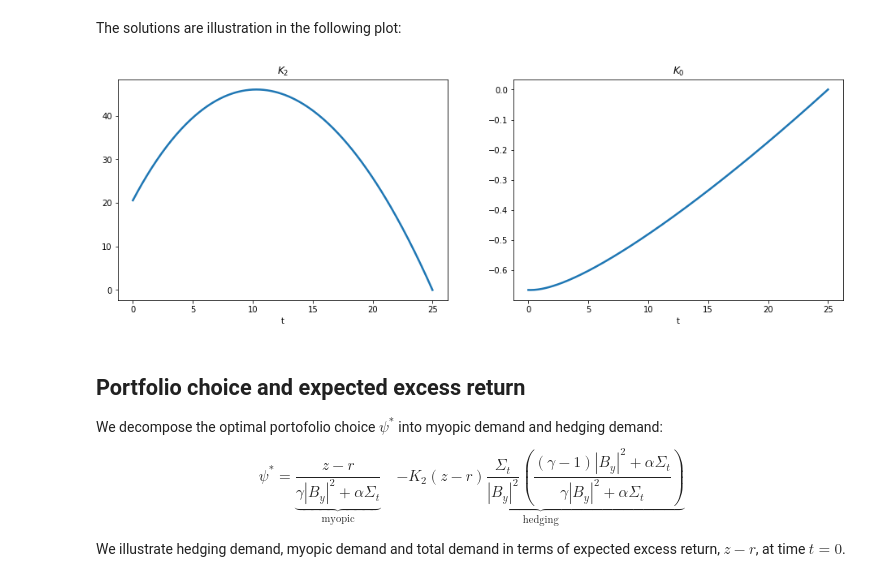
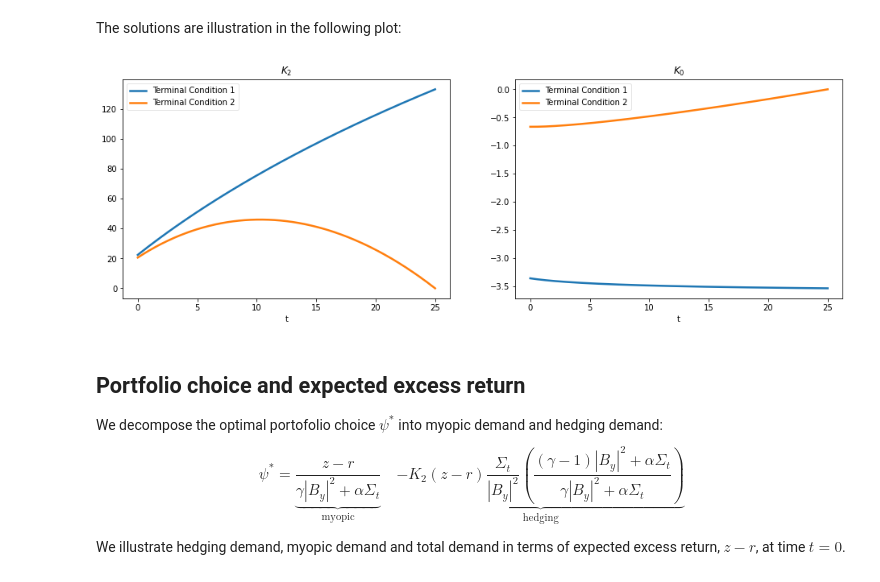
Before and after one commit to lphansen/PortfolioChoice, a Jupyter notebook: PortfolioSolution.ipynb, the cells around one changed output. Drawn from its saved outputs; the diff is of its cells as text; code cells hidden in the pictures.

```diff
--- a/PortfolioSolution.ipynb
+++ b/PortfolioSolution.ipynb
@@ -176,20 +177,26 @@ K28h, K08h = simulate_K0(T, dt, args=(0.25**2, B_y, γ, 6., δ, r))
 K2l, K0l = simulate_K0(T, dt, args=(0.05**2, B_y, γ, α, δ, r))
 K24l, K04l = simulate_K0(T, dt, args=(0.05**2, B_y, γ, 3., δ, r))
 K28l, K08l = simulate_K0(T, dt, args=(0.05**2, B_y, γ, 6., δ, r))
+
+K2_limiting, K0_limiting = simulate_K0(100_000, dt, args=(Σ0, B_y, γ, α, δ, r), limitingTerm=True)
 # %% [markdown]
 The solutions are illustration in the following plot:
 # %%
 fig, (ax1, ax2) = plt.subplots(1,2, figsize=(16,5))
-ax1.plot(time, K2, label="$K_2$")
+ax1.plot(time, K2_limiting[:len(time)], label="Terminal Condition 1")
+ax1.plot(time, K2, label="Terminal Condition 2")
 ax1.set_xlabel("t")
+ax1.legend()
 ax1.set_title("$K_2$")
 
-ax2.plot(time, K0, label="$K_0$")
+ax2.plot(time, K0_limiting[:len(time)], label="Terminal Condition 1")
+ax2.plot(time, K0, label="Terminal Condition 2")
 ax2.set_xlabel("t")
+ax2.legend()
 ax2.set_title("$K_0$")
 plt.show()
 # %% [output]
-[figure, old version]
+[figure, new version]
 # %% [markdown]
 ## Portfolio choice and expected excess return
 
```
Also changed, not shown: parts of 6 cells of this notebook, 1 other file.
